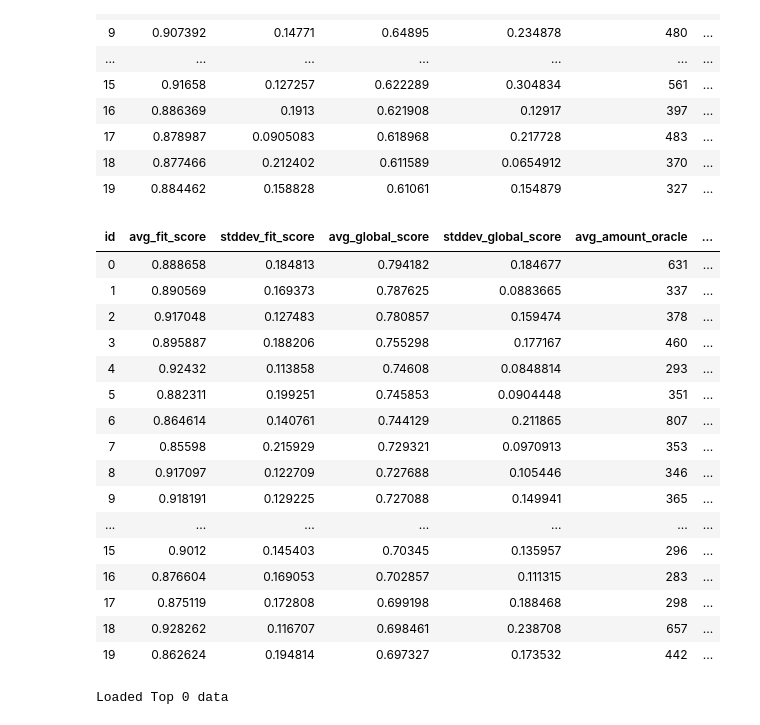
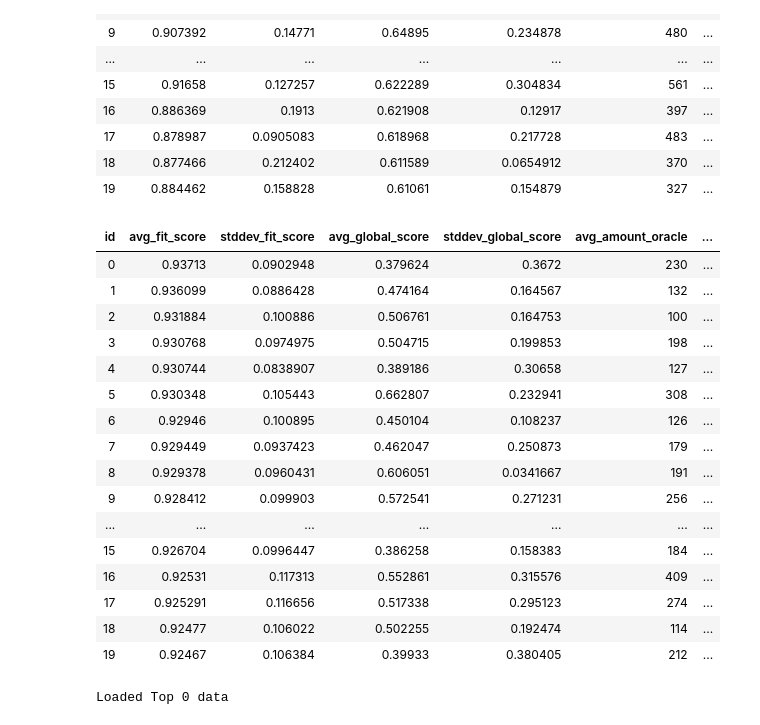
Before and after one commit to jgonsior/DS20-WeakAL, a Jupyter notebook: display_random_search_results.ipynb, the cells around one changed output. Drawn from its saved outputs; the diff is of its cells as text; code cells hidden in the pictures.

```diff
--- a/display_random_search_results.ipynb
+++ b/display_random_search_results.ipynb
@@ -214,7 +211,7 @@ results = (
     .group_by(ExperimentResult.param_list_id)
     .order_by(
         peewee.fn.COUNT(ExperimentResult.id_field).desc(),
-        peewee.fn.AVG(ExperimentResult.global_score_no_weak_acc).desc(),
+        peewee.fn.AVG(ExperimentResult.fit_score).desc(),
     )
     .limit(20)
 )
@@ -234,49 +231,49 @@ for result in results:
         ExperimentResult.select(
             ExperimentResult.classifier,
             ExperimentResult.test_fraction,
             ExperimentResult.sampling,
             ExperimentResult.cluster,
             ExperimentResult.nr_queries_per_iteration,
             ExperimentResult.with_uncertainty_recommendation,
             ExperimentResult.with_cluster_recommendation,
             ExperimentResult.uncertainty_recommendation_certainty_threshold,
             ExperimentResult.uncertainty_recommendation_ratio,
             ExperimentResult.cluster_recommendation_minimum_cluster_unity_size,
             ExperimentResult.cluster_recommendation_ratio_labeled_unlabeled,
             ExperimentResult.allow_recommendations_after_stop,
             ExperimentResult.stopping_criteria_uncertainty,
             ExperimentResult.stopping_criteria_acc,
             ExperimentResult.stopping_criteria_std,
             ExperimentResult.experiment_run_date,
         )
         .where(ExperimentResult.param_list_id == data["param_list_id"])
         .limit(1)
     )[0]
 
     data = {**data, **vars(one_param_list_id_result)["__data__"]}
 
     table.append(data)
     id += 1
 
 display(HTML(tabulate(table, headers="keys", tablefmt="html")))
 # %% [output]
 | id | avg_fit_score | stddev_fit_score | avg_global_score | stddev_global_score | avg_amount_oracle | ... |
-| 0 | 0.888658 | 0.184813 | 0.794182 | 0.184677 | 631 | ... |
-| 1 | 0.890569 | 0.169373 | 0.787625 | 0.0883665 | 337 | ... |
-| 2 | 0.917048 | 0.127483 | 0.780857 | 0.159474 | 378 | ... |
-| 3 | 0.895887 | 0.188206 | 0.755298 | 0.177167 | 460 | ... |
-| 4 | 0.92432 | 0.113858 | 0.74608 | 0.0848814 | 293 | ... |
-| 5 | 0.882311 | 0.199251 | 0.745853 | 0.0904448 | 351 | ... |
-| 6 | 0.864614 | 0.140761 | 0.744129 | 0.211865 | 807 | ... |
-| 7 | 0.85598 | 0.215929 | 0.729321 | 0.0970913 | 353 | ... |
-| 8 | 0.917097 | 0.122709 | 0.727688 | 0.105446 | 346 | ... |
-| 9 | 0.918191 | 0.129225 | 0.727088 | 0.149941 | 365 | ... |
+| 0 | 0.93713 | 0.0902948 | 0.379624 | 0.3672 | 230 | ... |
+| 1 | 0.936099 | 0.0886428 | 0.474164 | 0.164567 | 132 | ... |
+| 2 | 0.931884 | 0.100886 | 0.506761 | 0.164753 | 100 | ... |
+| 3 | 0.930768 | 0.0974975 | 0.504715 | 0.199853 | 198 | ... |
+| 4 | 0.930744 | 0.0838907 | 0.389186 | 0.30658 | 127 | ... |
+| 5 | 0.930348 | 0.105443 | 0.662807 | 0.232941 | 308 | ... |
+| 6 | 0.92946 | 0.100895 | 0.450104 | 0.108237 | 126 | ... |
+| 7 | 0.929449 | 0.0937423 | 0.462047 | 0.250873 | 179 | ... |
+| 8 | 0.929378 | 0.0960431 | 0.606051 | 0.0341667 | 191 | ... |
+| 9 | 0.928412 | 0.099903 | 0.572541 | 0.271231 | 256 | ... |
 | ... | ... | ... | ... | ... | ... | ... |
-| 15 | 0.9012 | 0.145403 | 0.70345 | 0.135957 | 296 | ... |
-| 16 | 0.876604 | 0.169053 | 0.702857 | 0.111315 | 283 | ... |
-| 17 | 0.875119 | 0.172808 | 0.699198 | 0.188468 | 298 | ... |
-| 18 | 0.928262 | 0.116707 | 0.698461 | 0.238708 | 657 | ... |
-| 19 | 0.862624 | 0.194814 | 0.697327 | 0.173532 | 442 | ... |
+| 15 | 0.926704 | 0.0996447 | 0.386258 | 0.158383 | 184 | ... |
+| 16 | 0.92531 | 0.117313 | 0.552861 | 0.315576 | 409 | ... |
+| 17 | 0.925291 | 0.116656 | 0.517338 | 0.295123 | 274 | ... |
+| 18 | 0.92477 | 0.106022 | 0.502255 | 0.192474 | 114 | ... |
+| 19 | 0.92467 | 0.106384 | 0.39933 | 0.380405 | 212 | ... |
 # %%
 # SELECT id_field, param_list_id, dataset_path, start_set_size as sss, sampling, cluster, allow_recommendations_after_stop as SA, stopping_criteria_uncertainty as SCU, stopping_criteria_std as SCS, stopping_criteria_acc as SCA, amount_of_user_asked_queries as "#q", acc_test, fit_score, global_score_norm, thread_id, end_time from experimentresult where param_list_id='31858014d685a3f1ba3e4e32690ddfc3' order by end_time, fit_score desc, param_list_id;
 loaded_data = {}
```
Also changed, not shown: parts of 2 cells of this notebook, 3 other files.
